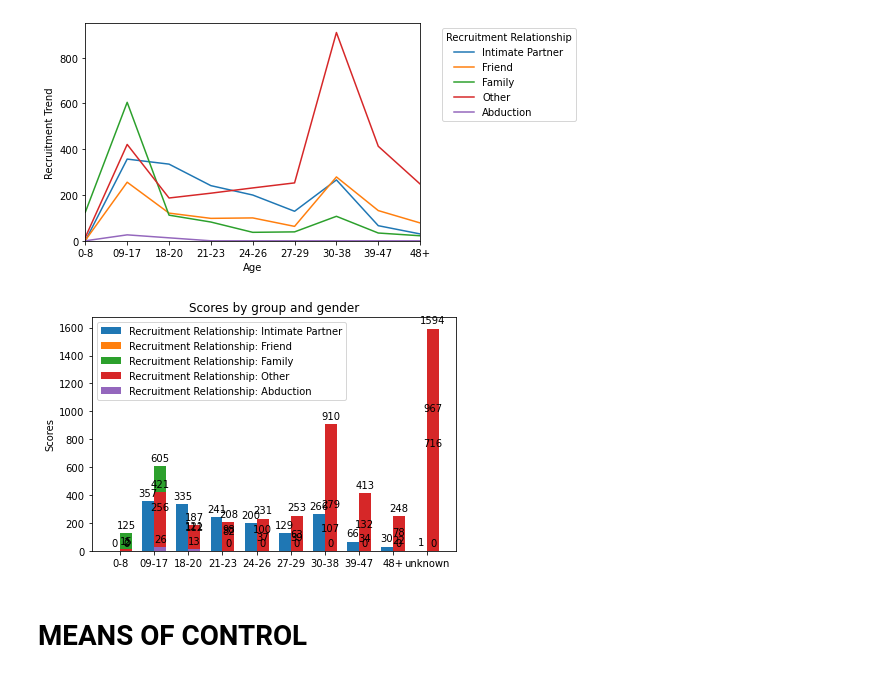
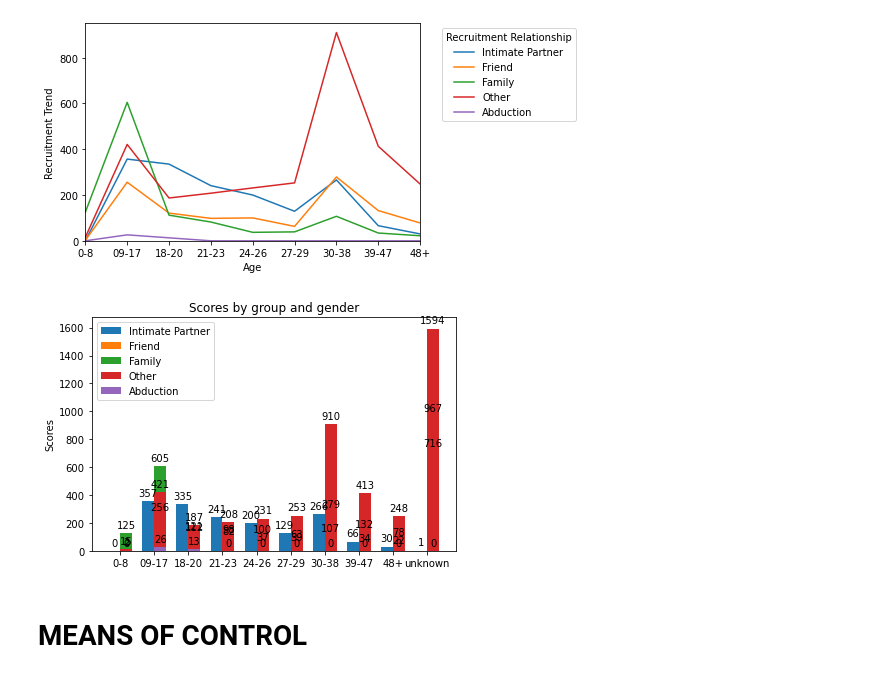
Before and after one commit to saronraut/Human-Trafficking-Awareness, a Jupyter notebook: saron_working_file/Saron-trafficking.ipynb, the cells around one changed output. Saved outputs shown, nothing was run; the diff lists cells and outputs as text; code cells hidden in the pictures.

```diff
--- a/saron_working_file/Saron-trafficking.ipynb
+++ b/saron_working_file/Saron-trafficking.ipynb
@@ -335,56 +336,56 @@ plt.legend(title= "Recruitment Relationship", bbox_to_anchor=(1.05, 1))
 # %%
 #JUST A PILE OF MESS WHEN LOOKING AT THE GRAPH
 labels =  rr_df["Age Group"]
-intimate_partner = rr_df["Recruitment Relationship: Intimate Partner"]
-friend = rr_df["Recruitment Relationship: Friend"]
-family = rr_df["Recruitment Relationship: Family"]
-other = rr_df["Recruitment Relationship: Other"]
+intimate_partner = rr_df["Intimate Partner"]
+friend = rr_df["Friend"]
+family = rr_df["Family"]
+other = rr_df["Other"]
 # unknown = rr_df["Recruitment Relationship: Unknown"]
-abduction = rr_df["Recruitment Relationship: Abduction"]
+abduction = rr_df["Abduction"]
 
 
 x = np.arange(len(labels))  # the label locations
 width = 0.35  # the width of the bars
 
 fig, ax = plt.subplots()
-rects1 = ax.bar(x - width/2, intimate_partner, width, label="Recruitment Relationship: Intimate Partner")
-rects2 = ax.bar(x + width/2, friend, width, label="Recruitment Relationship: Friend")
-rects3 = ax.bar(x + width/2, family, width, label="Recruitment Relationship: Family")
-rects4 = ax.bar(x + width/2, other, width, label="Recruitment Relationship: Other")
+rects1 = ax.bar(x - width/2, intimate_partner, width, label="Intimate Partner")
+rects2 = ax.bar(x + width/2, friend, width, label="Friend")
+rects3 = ax.bar(x + width/2, family, width, label="Family")
+rects4 = ax.bar(x + width/2, other, width, label="Other")
 # rects5 = ax.bar(x + width/2, unknown, width, label="Recruitment Relationship: Unknown")
-rects6 = ax.bar(x + width/2, abduction, width, label="Recruitment Relationship: Abduction")
+rects6 = ax.bar(x + width/2, abduction, width, label="Abduction")
 
 # Add some text for labels, title and custom x-axis tick labels, etc.
 ax.set_ylabel('Scores')
 ax.set_title('Scores by group and gender')
 ax.set_xticks(x)
 ax.set_xticklabels(labels)
 ax.legend()
 
 
 def autolabel(rects):
     """Attach a text label above each bar in *rects*, displaying its height."""
     for rect in rects:
         height = rect.get_height()
         ax.annotate('{}'.format(height),
                     xy=(rect.get_x() + rect.get_width() / 2, height),
                     xytext=(0, 3),  # 3 points vertical offset
                     textcoords="offset points",
                     ha='center', va='bottom')
 
 
 autolabel(rects1)
 autolabel(rects2)
 autolabel(rects3)
 autolabel(rects4)
 # autolabel(rects5)
 autolabel(rects6)
 
 fig.tight_layout()
 
 plt.show()
 # %% [output]
-[figure, old version]
+[figure, new version]
 # %% [markdown]
 # MEANS OF CONTROL
 # %%
```
Also changed, not shown: parts of 7 cells of this notebook, 4 other files.
